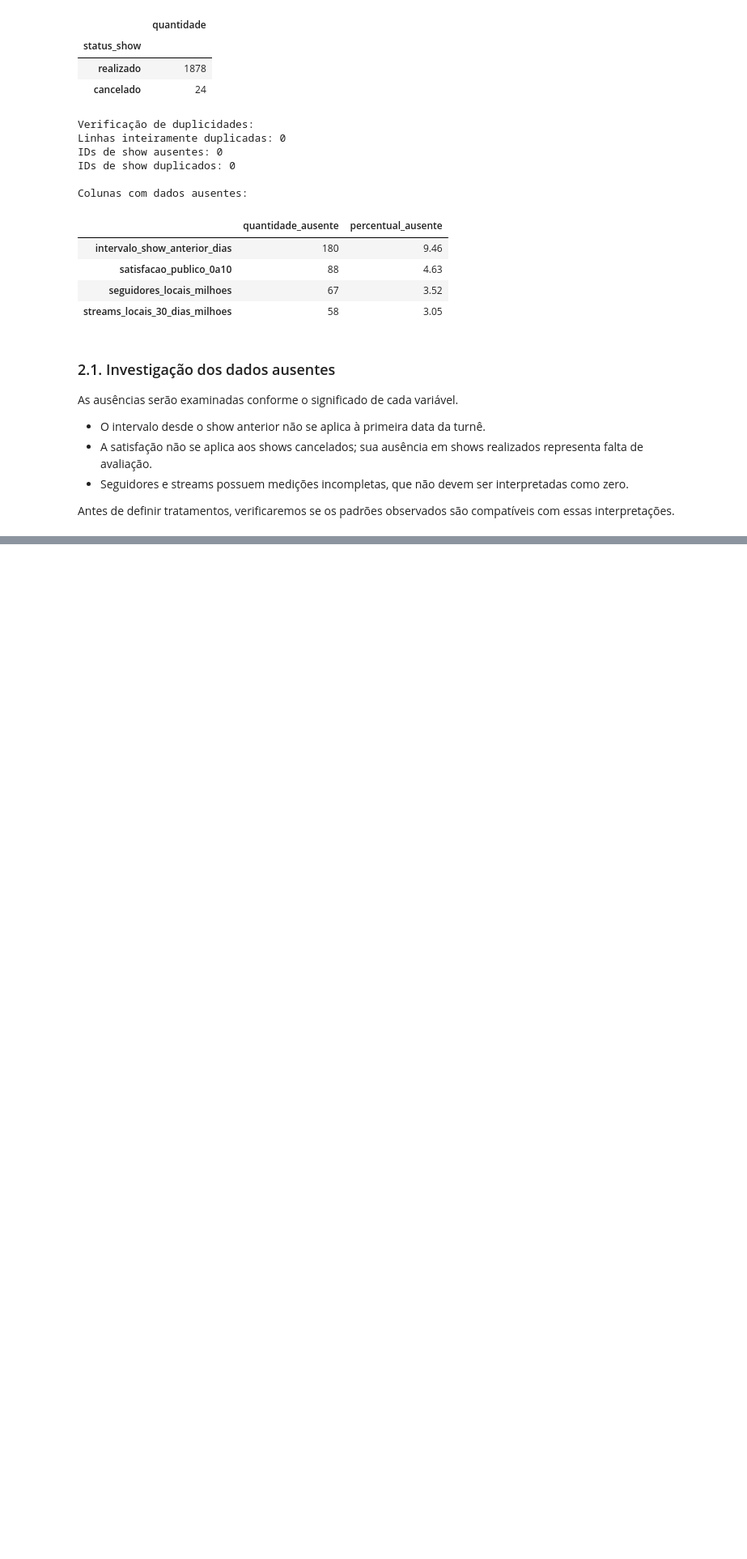
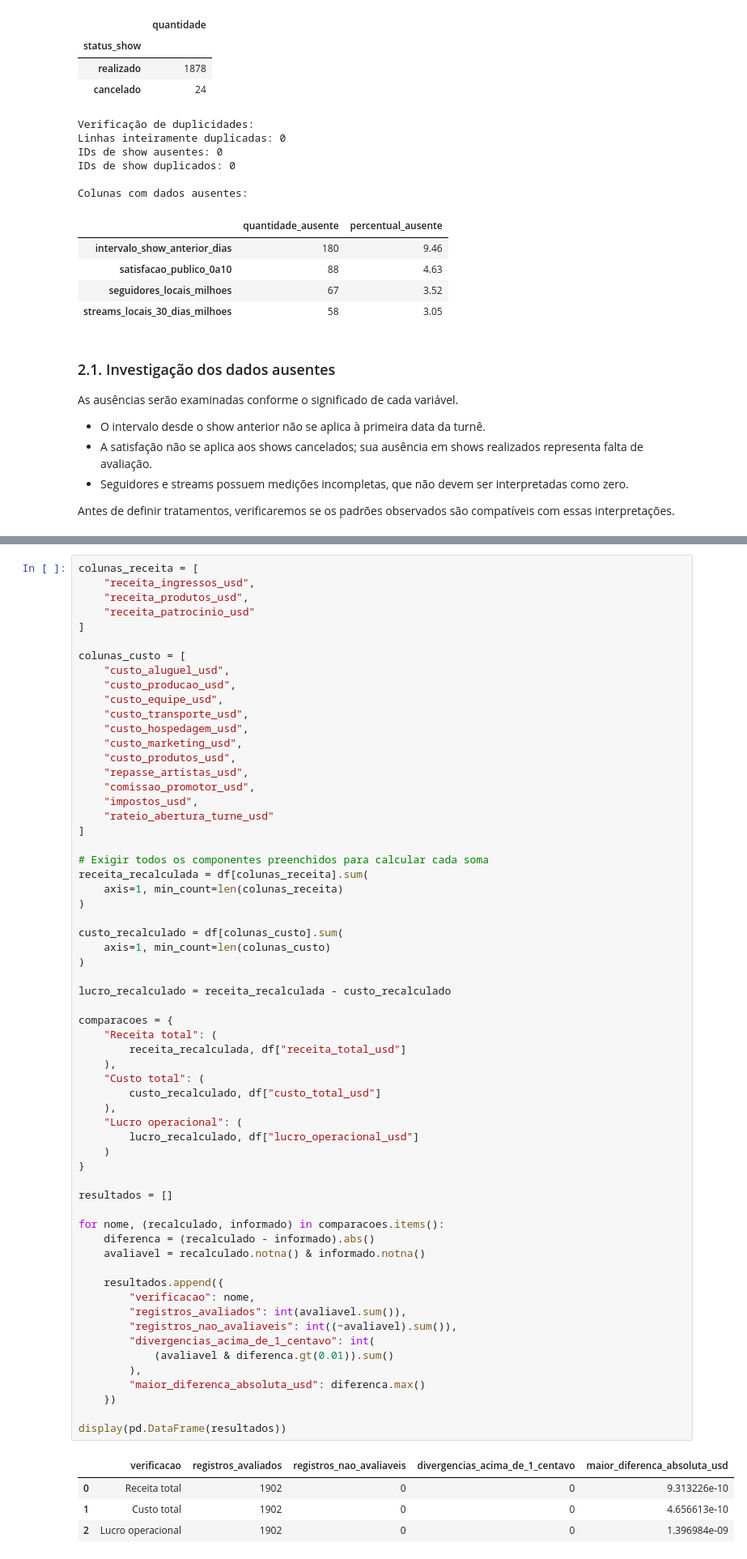
Before and after one commit to 2anoFIAP/AED-KPOP-CP-DATASCIENCE, a Jupyter notebook: CP_AED.ipynb, the cells around one changed output, grey strips where cells are left out. Shown at 81% size. Cells and saved outputs as stored; diff of their text form; blank space fills up the shorter version.

```diff
--- a/CP_AED.ipynb
+++ b/CP_AED.ipynb
@@ -126,0 +343,66 @@ Antes de definir tratamentos, verificaremos se os padrões observados são compa
+# %%
+colunas_receita = [
+    "receita_ingressos_usd",
+    "receita_produtos_usd",
+    "receita_patrocinio_usd"
+]
+
+colunas_custo = [
+    "custo_aluguel_usd",
+    "custo_producao_usd",
+    "custo_equipe_usd",
+    "custo_transporte_usd",
+    "custo_hospedagem_usd",
+    "custo_marketing_usd",
+    "custo_produtos_usd",
+    "repasse_artistas_usd",
+    "comissao_promotor_usd",
+    "impostos_usd",
+    "rateio_abertura_turne_usd"
+]
+
+# Exigir todos os componentes preenchidos para calcular cada soma
+receita_recalculada = df[colunas_receita].sum(
+    axis=1, min_count=len(colunas_receita)
+)
+
+custo_recalculado = df[colunas_custo].sum(
+    axis=1, min_count=len(colunas_custo)
+)
+
+lucro_recalculado = receita_recalculada - custo_recalculado
+
+comparacoes = {
+    "Receita total": (
+        receita_recalculada, df["receita_total_usd"]
+    ),
+    "Custo total": (
+        custo_recalculado, df["custo_total_usd"]
+    ),
+    "Lucro operacional": (
+        lucro_recalculado, df["lucro_operacional_usd"]
+    )
+}
+
+resultados = []
+
+for nome, (recalculado, informado) in comparacoes.items():
+    diferenca = (recalculado - informado).abs()
+    avaliavel = recalculado.notna() & informado.notna()
+
+    resultados.append({
+        "verificacao": nome,
+        "registros_avaliados": int(avaliavel.sum()),
+        "registros_nao_avaliaveis": int((~avaliavel).sum()),
+        "divergencias_acima_de_1_centavo": int(
+            (avaliavel & diferenca.gt(0.01)).sum()
+        ),
+        "maior_diferenca_absoluta_usd": diferenca.max()
+    })
+
+display(pd.DataFrame(resultados))
+# %% [output]
+|  | verificacao | registros_avaliados | registros_nao_avaliaveis | divergencias_acima_de_1_centavo | maior_diferenca_absoluta_usd |
+| 0 | Receita total | 1902 | 0 | 0 | 9.313226e-10 |
+| 1 | Custo total | 1902 | 0 | 0 | 4.656613e-10 |
+| 2 | Lucro operacional | 1902 | 0 | 0 | 1.396984e-09 |
```
Also changed, not shown: parts of 4 cells of this notebook.
